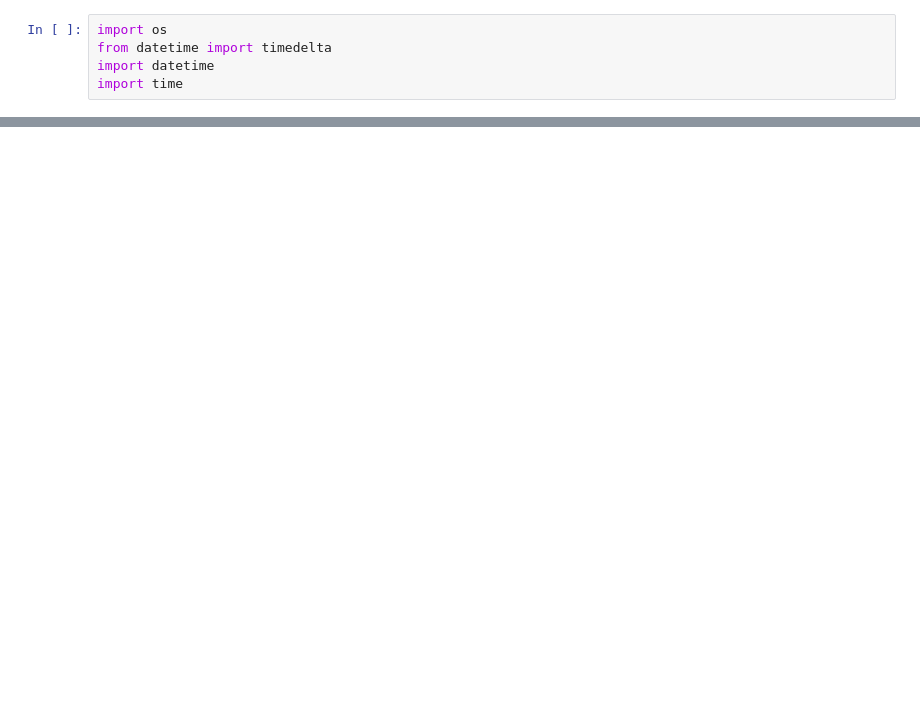
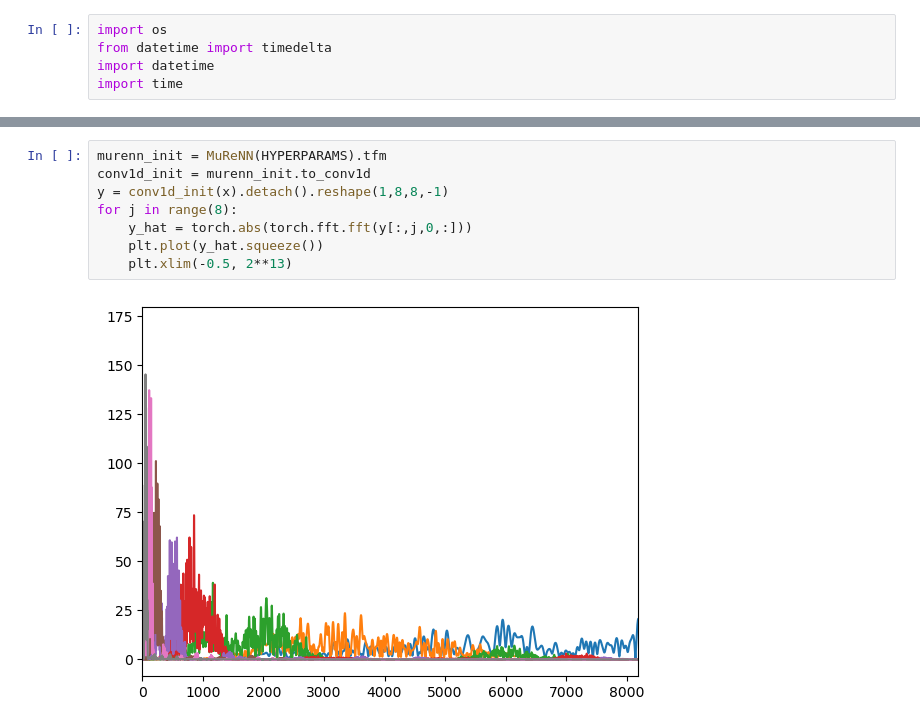
Before and after one commit to xir4n/murenn_theory, a Jupyter notebook: reproduce_waspaa.ipynb/reproduce_waspaa.ipynb, the cells around one changed output, grey strips where cells are left out. Drawn from its saved outputs; the diff is of its cells as text; blank space fills up the shorter version.

```diff
--- a/reproduce_waspaa.ipynb/reproduce_waspaa.ipynb
+++ b/reproduce_waspaa.ipynb/reproduce_waspaa.ipynb
@@ -251,0 +328,10 @@ RuntimeError: The size of tensor a (640) must match the size of tensor b (64) at
+# %%
+murenn_init = MuReNN(HYPERPARAMS).tfm
+conv1d_init = murenn_init.to_conv1d
+y = conv1d_init(x).detach().reshape(1,8,8,-1)
+for j in range(8):
+    y_hat = torch.abs(torch.fft.fft(y[:,j,0,:]))
+    plt.plot(y_hat.squeeze())
+    plt.xlim(-0.5, 2**13)
+# %% [output]
+[figure, added]
```
Also changed, not shown: parts of 6 cells of this notebook.
